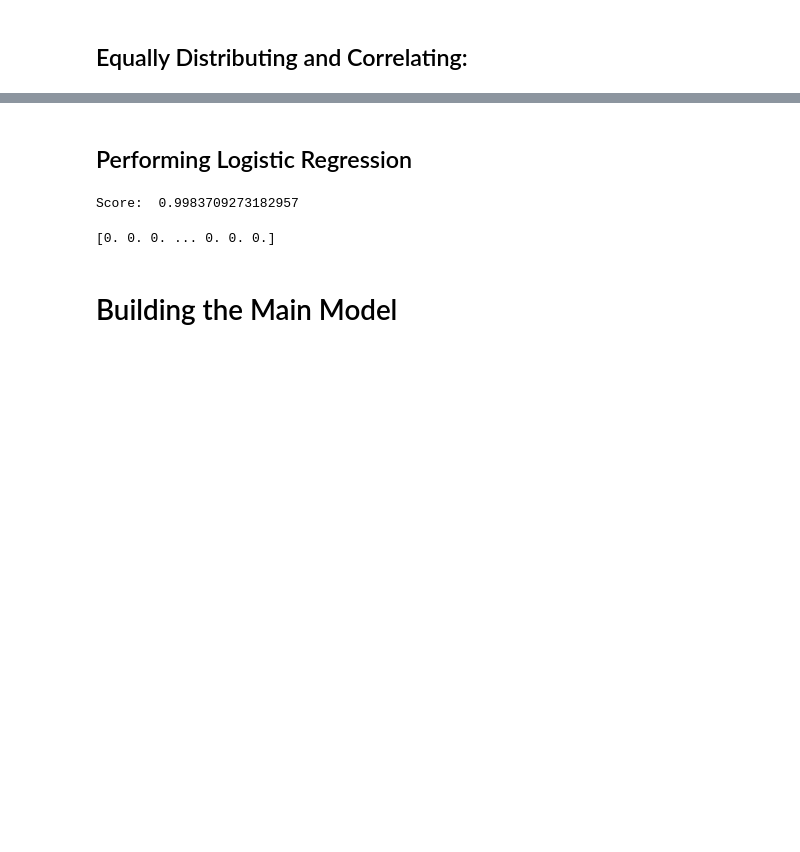
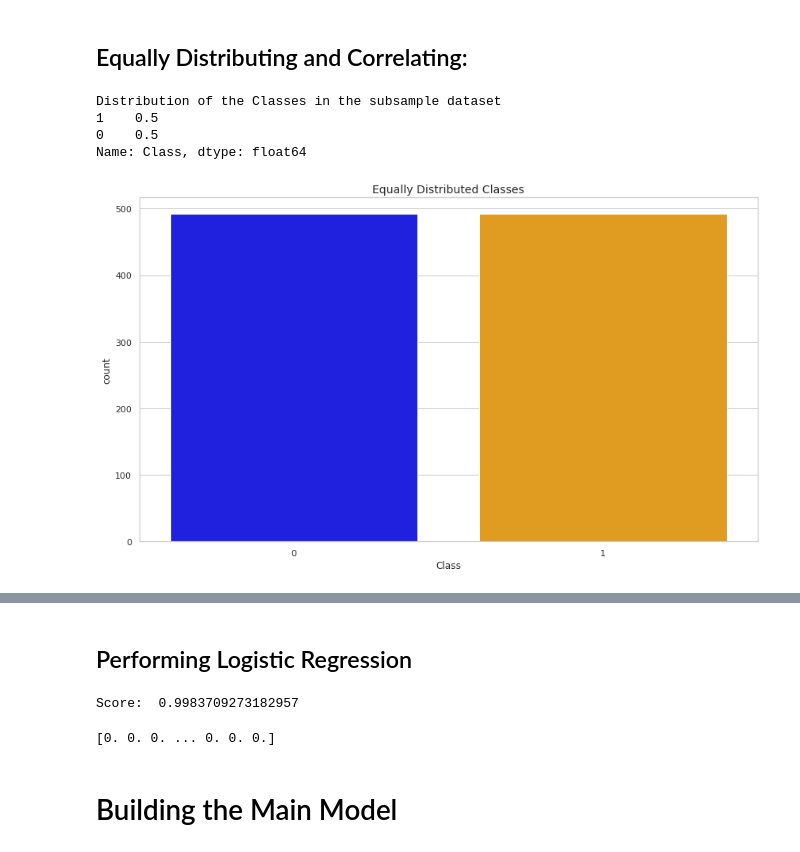
Before and after one commit to JayThibs/Credit_Card_Fraud_Detection, a Jupyter notebook: Credit_Card_Fraud_Detection.ipynb, the cells around one changed output, grey strips where cells are left out. Drawn from its saved outputs; the diff is of its cells as text; code cells hidden in the pictures; blank space fills up the shorter version.

```diff
--- a/Credit_Card_Fraud_Detection.ipynb
+++ b/Credit_Card_Fraud_Detection.ipynb
@@ -315,0 +314,13 @@ print('Distribution of the Classes in the subsample dataset')
+# %%
+print('Distribution of the Classes in the subsample dataset')
+print(new_df['Class'].value_counts()/len(new_df)) # percentage for each class
+
+sns.countplot('Class', data=new_df, palette=colors)
+plt.title('Equally Distributed Classes', fontsize=14)
+plt.show()
+# %% [output]
+Distribution of the Classes in the subsample dataset
+1    0.5
+0    0.5
+Name: Class, dtype: float64
+[figure, added]
```
Also changed, not shown: parts of 3 cells of this notebook.
